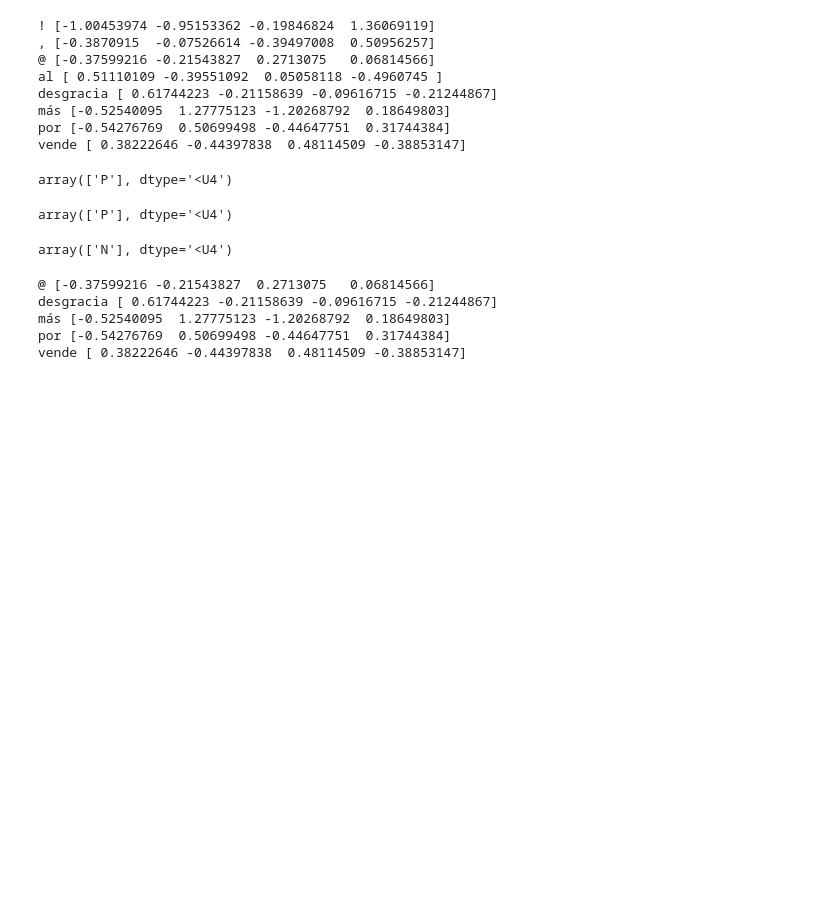
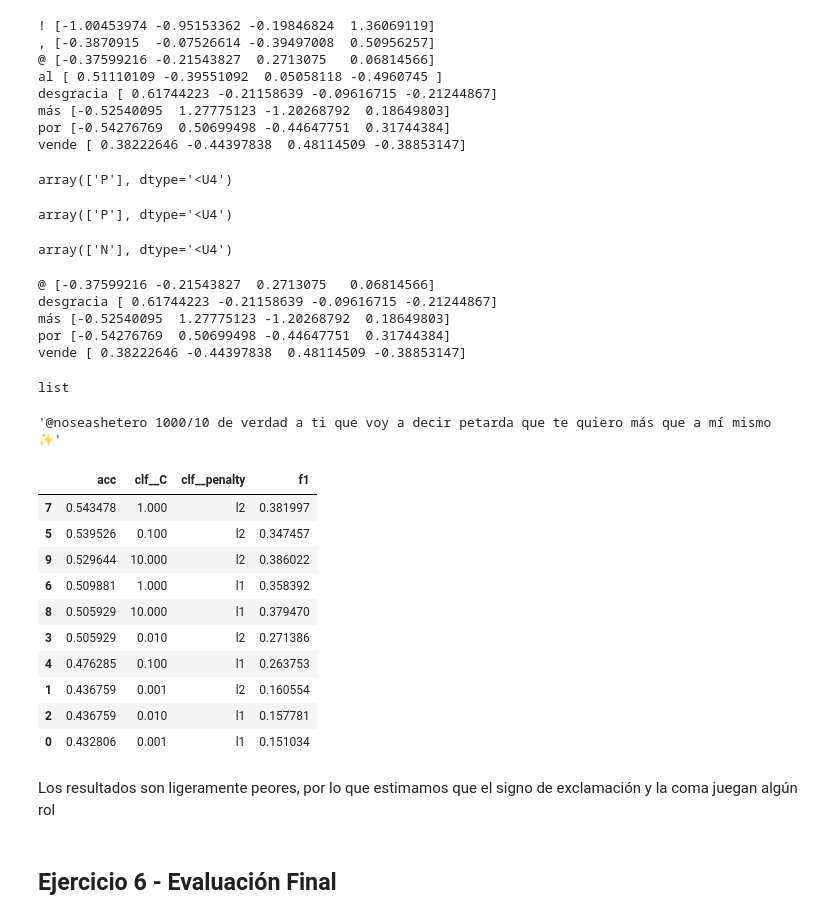
Before and after one commit to camporeale/PLN-2019, a Jupyter notebook: sentiment/Ejercicios Practico 2.ipynb, the cells around one changed output. Cells and saved outputs as stored; diff of their text form; code cells hidden in the pictures; blank space fills up the shorter version.

Commit message:
ejercicio 5 actualizado

```diff
--- a/sentiment/Ejercicios Practico 2.ipynb
+++ b/sentiment/Ejercicios Practico 2.ipynb
@@ -328,3 +328,51 @@ por [-0.54276769  0.50699498 -0.44647751  0.31744384]
 vende [ 0.38222646 -0.44397838  0.48114509 -0.38853147]
 # %%
 # Finalmente obtuvimos el resultado esperado.
+# %%
+type(X_train)
+# %% [output]
+list
+# %%
+X_dev[0]
+# %% [output]
+'@noseashetero 1000/10 de verdad a ti que voy a decir petarda que te quiero más que a mí mismo  ✨'
+# %%
+# Vamos a ver que sucede si eliminamos comas y signos de exclamación
+X_train_p = [x.replace("!","").replace(","," ") for x in X_train]
+X_dev_p = [x.replace("!","").replace(","," ") for x in X_dev]
+# %%
+param_grid = {
+    'clf__penalty': ('l1','l2'),
+    'clf__C': [0.001, 0.01, 0.1, 1, 10],
+}
+
+params_list = list(ParameterGrid(param_grid))
+results = []
+for params in params_list:
+    pipeline_lr.set_params(**params)
+    pipeline_lr.fit(X_train_p, y_train)
+    result = eval(pipeline_lr, X_dev_p, y_dev)
+
+    results.append({
+        **result,
+        **params,
+    })
+# %%
+results_df = pd.DataFrame(results)
+results_df.sort_values(['acc', 'f1'], ascending=False)
+# %% [output]
+|  | acc | clf__C | clf__penalty | f1 |
+| 7 | 0.543478 | 1.000 | l2 | 0.381997 |
+| 5 | 0.539526 | 0.100 | l2 | 0.347457 |
+| 9 | 0.529644 | 10.000 | l2 | 0.386022 |
+| 6 | 0.509881 | 1.000 | l1 | 0.358392 |
+| 8 | 0.505929 | 10.000 | l1 | 0.379470 |
+| 3 | 0.505929 | 0.010 | l2 | 0.271386 |
+| 4 | 0.476285 | 0.100 | l1 | 0.263753 |
+| 1 | 0.436759 | 0.001 | l2 | 0.160554 |
+| 2 | 0.436759 | 0.010 | l1 | 0.157781 |
+| 0 | 0.432806 | 0.001 | l1 | 0.151034 |
+# %% [markdown]
+Los resultados son ligeramente peores, por lo que estimamos que el signo de exclamación y la coma juegan algún rol
+# %% [markdown]
+## Ejercicio 6 - Evaluación Final
```
Also changed, not shown: parts of 2 cells of this notebook, 1 other file.
